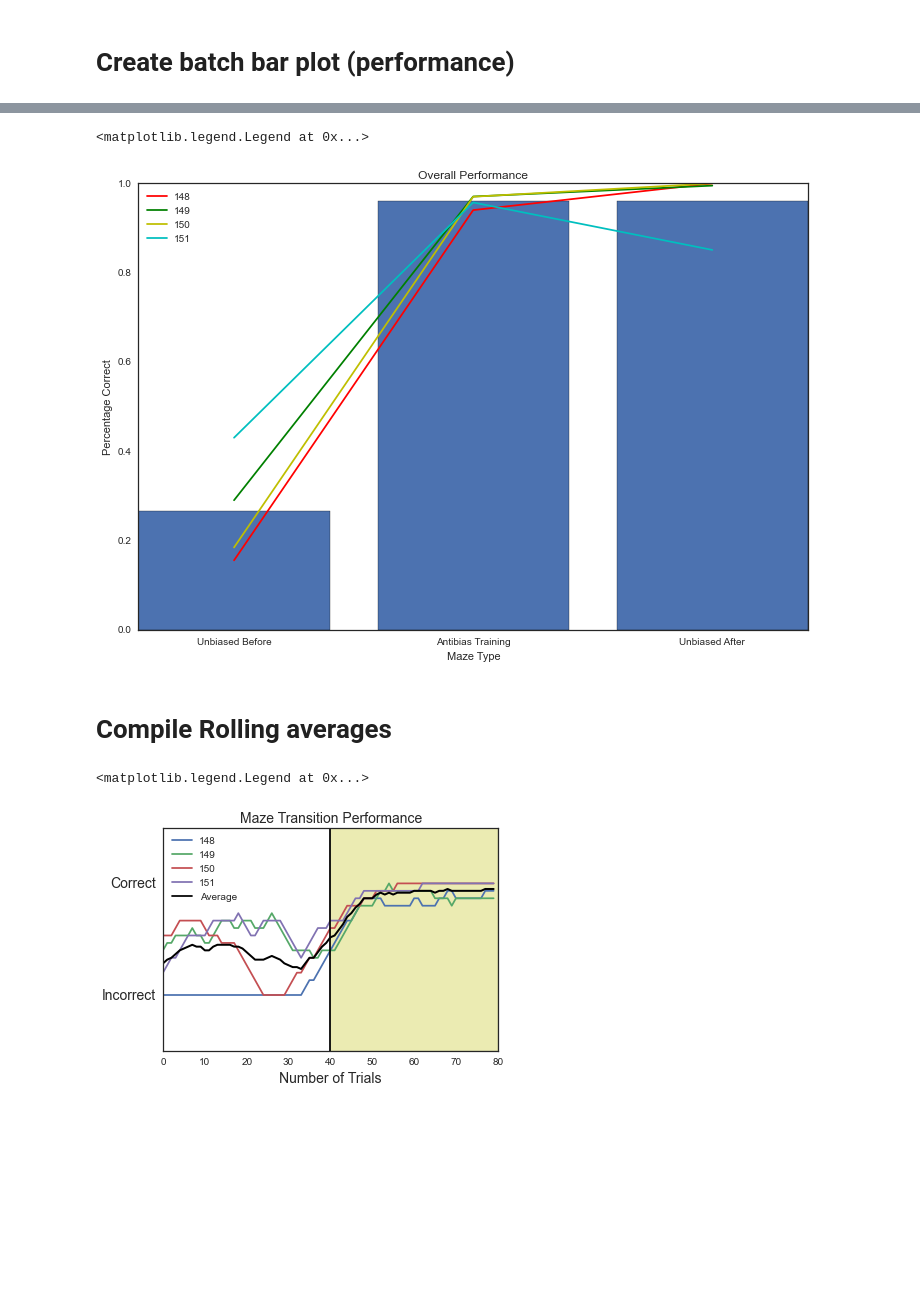
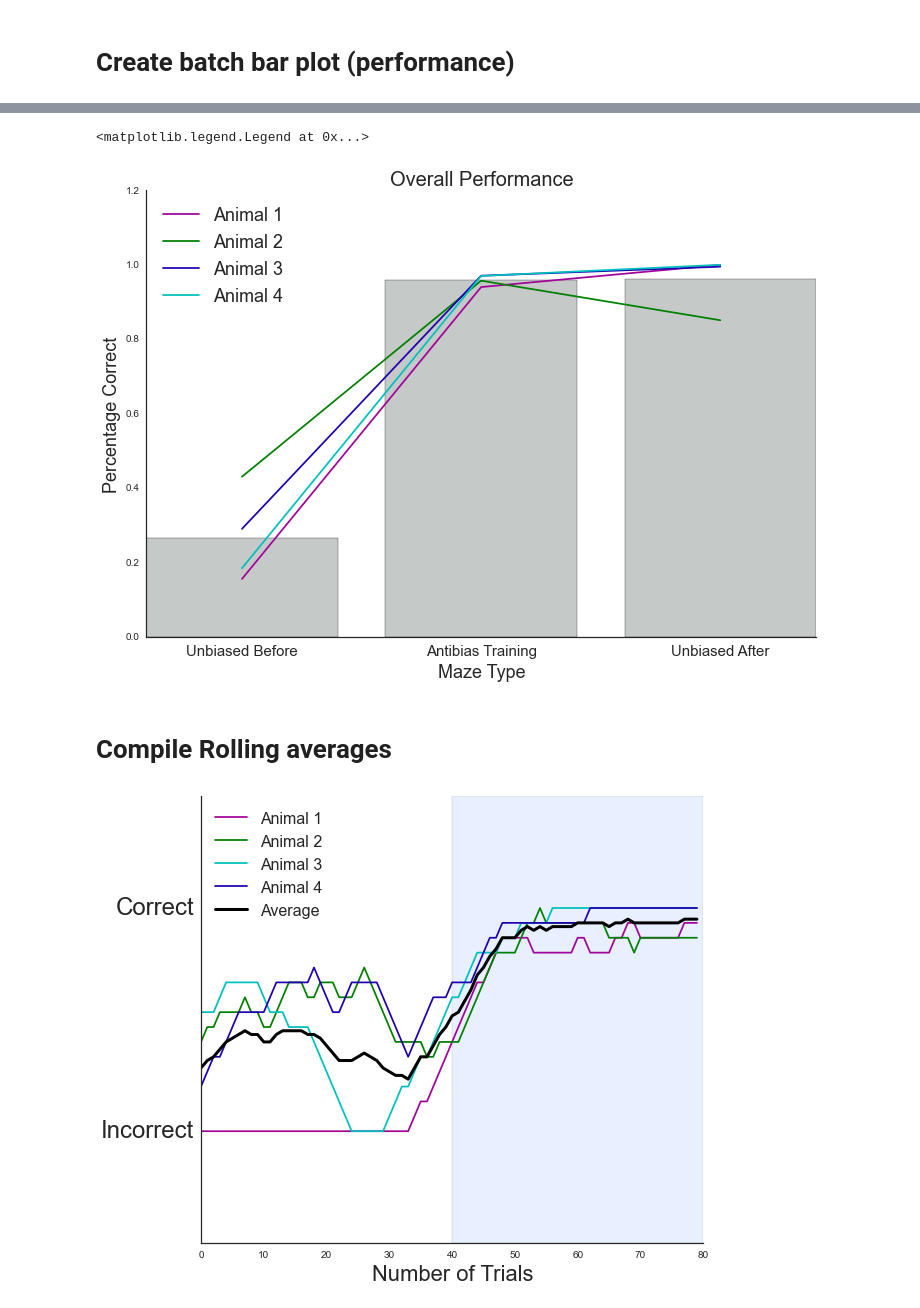
Before and after one commit to sofroniewn/mVR-experiments, a Jupyter notebook: batch/batch.ipynb, the cells around one changed output, grey strips where cells are left out. Drawn from its saved outputs; the diff is of its cells as text; code cells hidden in the pictures; blank space fills up the shorter version.

Commit message:
saved new vera + water unbias maze + new plots

```diff
--- a/batch/batch.ipynb
+++ b/batch/batch.ipynb
@@ -82,51 +112,54 @@ print perc_corr
 # %%
 plt.figure(figsize = [12,8])
-plt.bar(range(0,len(perc_corr)),perc_corr,align = 'center')
+plt.bar(range(0,len(perc_corr)),perc_corr,align = 'center', color = '#c5c9c7')
+#sns.barplot(data = perc_corr, edgecolor = '.2', facecolor = (1, 1, 1, 0))
 labels = ['Unbiased Before', 'Antibias Training', 'Unbiased After']
 ypos = np.arange(len(perc_corr))
-plt.xticks(ypos,labels)
-plt.xlabel('Maze Type')
-plt.ylabel('Percentage Correct')
-plt.title('Overall Performance')
+plt.xticks(ypos,labels, fontsize = 15.0)
+plt.xlabel('Maze Type', fontsize = 18.0)
+plt.ylabel('Percentage Correct', fontsize = 18.0)
+plt.title('Overall Performance', fontsize = 20.0)
+plt.ylim(0,1.2)
 
-plt.plot(ypos, meansT[0],'-',color = 'r')
-plt.plot(ypos, meansT[1], '-',color = 'g')
-plt.plot(ypos,meansT[2],'-',color = 'y')
-plt.plot(ypos,meansT[3],'-',color = 'c')
-plt.legend(['148', '149', '150','151'], loc ='best')
+plt.plot(ypos, meansT[0], '-', color = '#a00498')
+plt.plot(ypos, meansT[1], '-',color='g')
+plt.plot(ypos,meansT[2],'-',color='#2000b1')
+plt.plot(ypos,meansT[3],'-',color='c')
+sns.despine()
+plt.legend(['Animal 1', 'Animal 2', 'Animal 3','Animal 4'], loc ='best', fontsize = 18.0)
 # %% [output]
 <matplotlib.legend.Legend at 0x...>
-[figure, old version]
+[figure, new version]
 # %% [markdown]
 # Compile Rolling averages
 # %%
-
+plt.figure(figsize = [9,8])
 
 averages = glob(mainpath+'/rollingavg*.csv')
 averages.sort()
 averages = [pd.Series.from_csv(x) for x in averages]
 
 #print len(averages[0]),len(averages[1]),len(averages[2]),len(averages[3])
-plt.plot(averages[0])
+plt.plot(averages[0],color = '#a00498')
 plt.ylim(-0.5,1.5)
 plt.xlim(0,80)
-plt.plot(averages[1])
-plt.plot(averages[2])
-plt.plot(averages[3])
-plt.xlabel('Number of Trials',fontsize = 14)
-plt.yticks([0,1], ['Incorrect','Correct'],fontsize = 14)
-plt.title('Maze Transition Performance', fontsize = 14)
-plt.axvline(x=40,c = 'k')
-plt.axvspan(40,80, facecolor = 'y', alpha = 0.3)
+plt.plot(averages[1], color='g')
+plt.plot(averages[2], color='c')
+plt.plot(averages[3], color='#2000b1')
+plt.xlabel('Number of Trials',fontsize = 22)
+plt.yticks([0,1], ['Incorrect','Correct'],fontsize = 24)
+#plt.title('Maze Transition Performance', fontsize = 20)
+#plt.axvline(x=40,c = 'k')
+plt.axvspan(40,80, facecolor = [0.7,0.8,1.0], alpha = 0.3)
 
 avgT = np.transpose(averages)
 
 totalavg = [np.mean(i) for i in avgT]
 
-plt.plot(totalavg, linewidth = 2.0, color = 'k')
+plt.plot(totalavg, linewidth = 3.0, color = 'k')
+sns.despine()
 
-
-plt.legend(['148', '149','150','151', 'Average'], loc = 'best')
+plt.legend(['Animal 1', 'Animal 2','Animal 3','Animal 4', 'Average'], loc = 'best', fontsize = 16.0)
+plt.savefig('batchtrans.eps', format='eps')
 # %% [output]
-<matplotlib.legend.Legend at 0x...>
-[figure, old version]
+[figure, new version]
```
Also changed, not shown: parts of 5 cells of this notebook, 14 other files.
